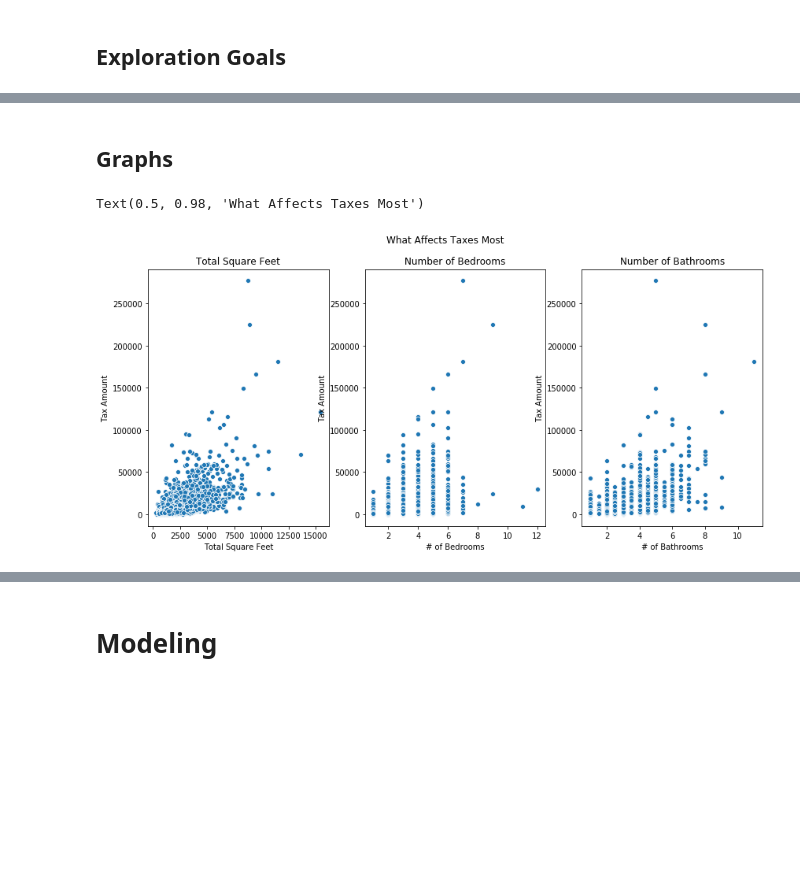
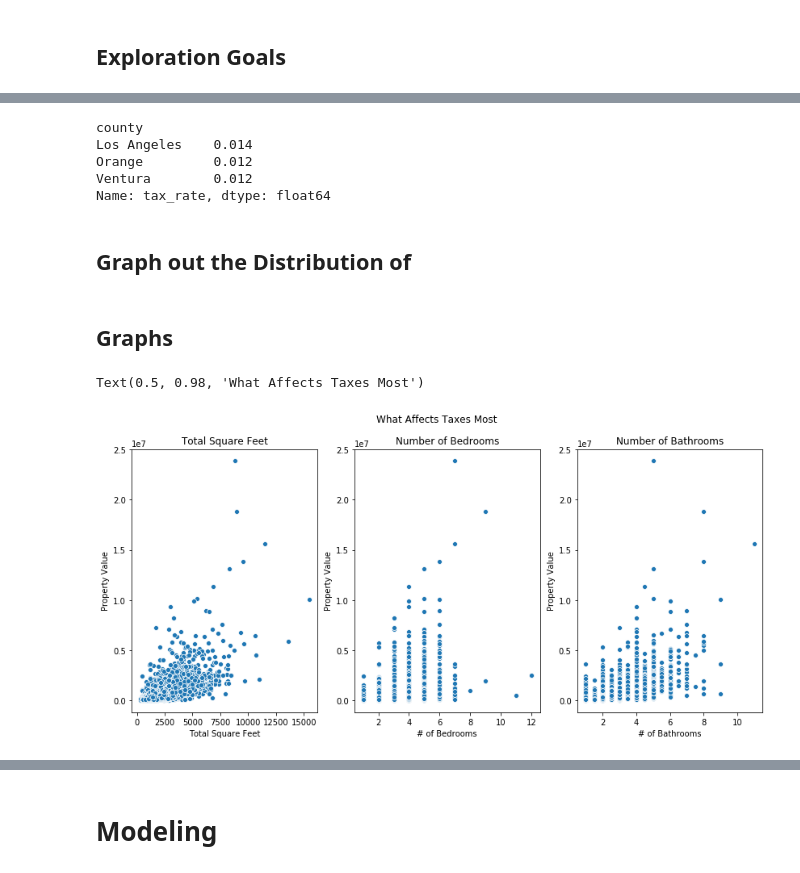
Before and after one commit to shayaltshue/zillow, a Jupyter notebook: main.ipynb, the cells around one changed output, grey strips where cells are left out. Saved outputs shown, nothing was run; the diff lists cells and outputs as text; code cells hidden in the pictures; blank space fills up the shorter version.

```diff
--- a/main.ipynb
+++ b/main.ipynb
@@ -95,37 +107,47 @@ memory usage: 749.4+ KB
+# %%
+df.groupby(by='county')['tax_rate'].mean().round(3)
+# %% [output]
+county
+Los Angeles    0.014
+Orange         0.012
+Ventura        0.012
+Name: tax_rate, dtype: float64
+# %% [markdown]
+## Graph out the Distribution of
 # %% [markdown]
 ## Graphs
 # %%
 # Figure: Scatterplot of Features
 
-y = train.tax_amount
+y = train.property_value
 
 plt.figure(figsize=(14,6))
 
 # Left graph
 plt.subplot(131)
 sns.scatterplot(train.total_sqft, y)
 plt.title('Total Square Feet')
 plt.xlabel('Total Square Feet')
-plt.ylabel('Tax Amount')
+plt.ylabel('Property Value')
 
 # Center graph
 plt.subplot(132)
 sns.scatterplot(train.bedroom_count, y)
 plt.title('Number of Bedrooms')
 plt.xlabel('# of Bedrooms')
-plt.ylabel('Tax Amount')
+plt.ylabel('Property Value')
 
 # Right graph
 plt.subplot(133)
 sns.scatterplot(train.bathroom_count, y)
 plt.title('Number of Bathrooms')
 plt.xlabel('# of Bathrooms')
-plt.ylabel('Tax Amount')
+plt.ylabel('Property Value')
 
 plt.suptitle('What Affects Taxes Most')
 # %% [output]
 Text(0.5, 0.98, 'What Affects Taxes Most')
-[figure, old version]
+[figure, new version]
 # %%
 # Figure: Pairplot of Features
 
```
Also changed, not shown: parts of 18 cells of this notebook.
